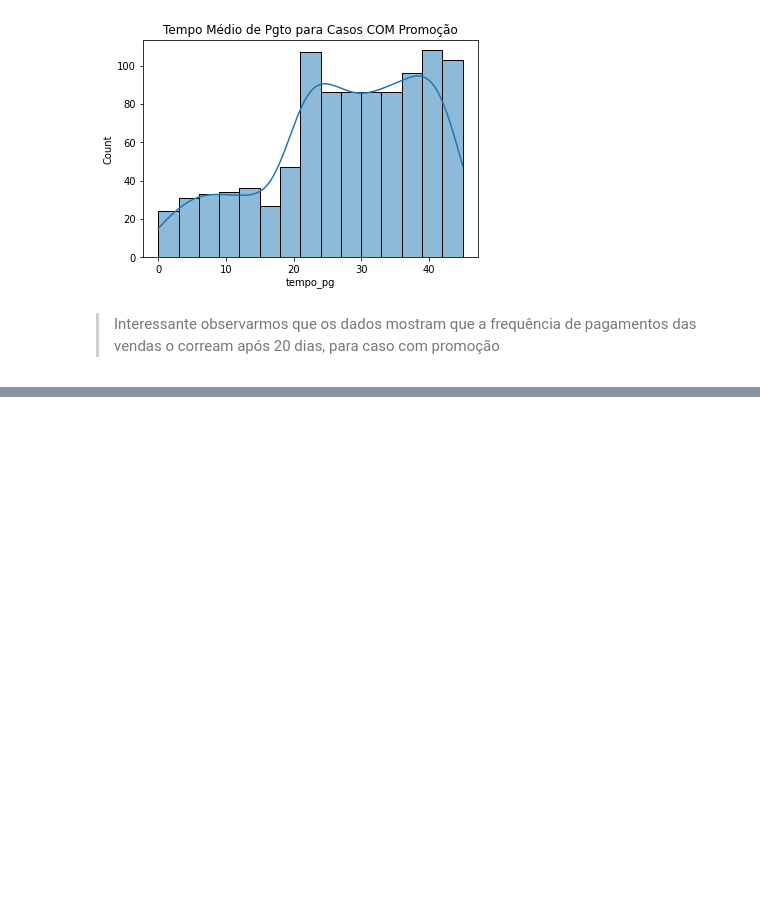
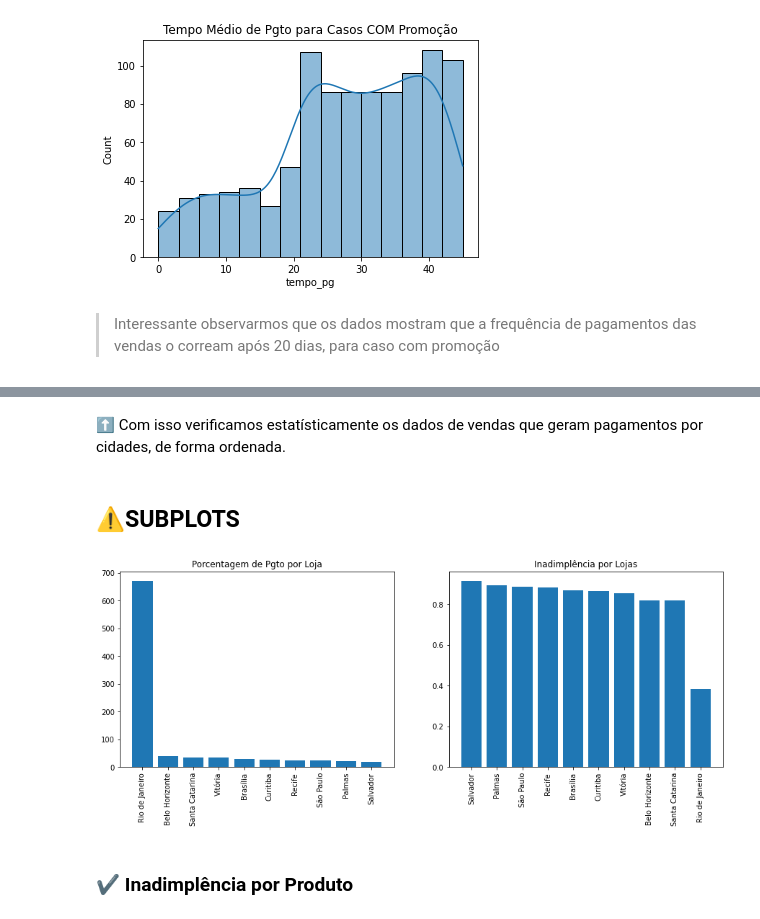
Before and after one commit to ninowwwup/Data_analysis_with_ML., a Jupyter notebook: Case_de_Estudos_Udemy.ipynb, the cells around one changed output, grey strips where cells are left out. Cells and saved outputs as stored; diff of their text form; code cells hidden in the pictures; blank space fills up the shorter version.

```diff
--- a/Case_de_Estudos_Udemy.ipynb
+++ b/Case_de_Estudos_Udemy.ipynb
@@ -1757,0 +1824,25 @@ plt.show()
+# %% [markdown]
+⬆️ Com isso verificamos estatísticamente os dados de vendas que geram pagamentos por cidades, de forma ordenada.
+# %% [markdown]
+## ⚠️SUBPLOTS
+# %%
+plt.figure(figsize=(15,5))
+
+
+plt.subplot(1,2,1)
+graf_dados = df[df.pg == 0].groupby('loja_cidade').count().produto_valor.sort_values(ascending=False)
+plt.bar(graf_dados.index, graf_dados.values)
+plt.title('Porcentagem de Pgto por Loja')
+plt.xticks(rotation=90)
+
+plt.subplot(1,2,2)
+graf_dados = df.groupby('loja_cidade').mean().pg.sort_values(ascending=False)
+plt.bar(graf_dados.index, graf_dados.values)
+plt.title('Inadimplência por Lojas')
+plt.xticks(rotation=90)
+
+plt.show()
+# %% [output]
+[figure, added]
+# %% [markdown]
+### ✔️ Inadimplência por Produto
```
Also changed, not shown: parts of 66 cells of this notebook.
